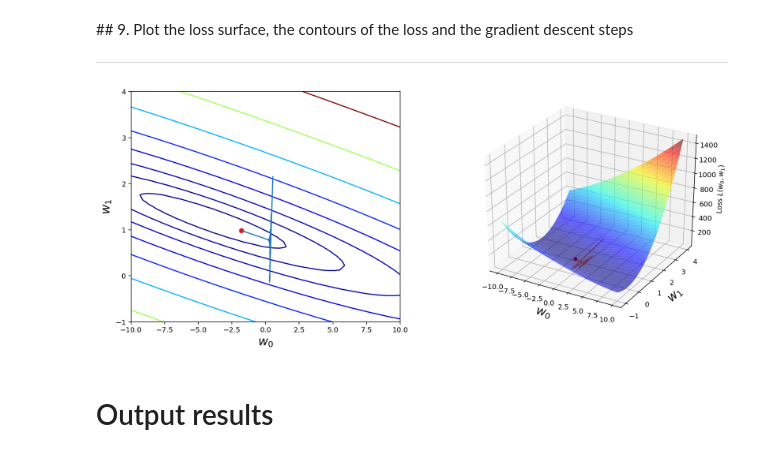
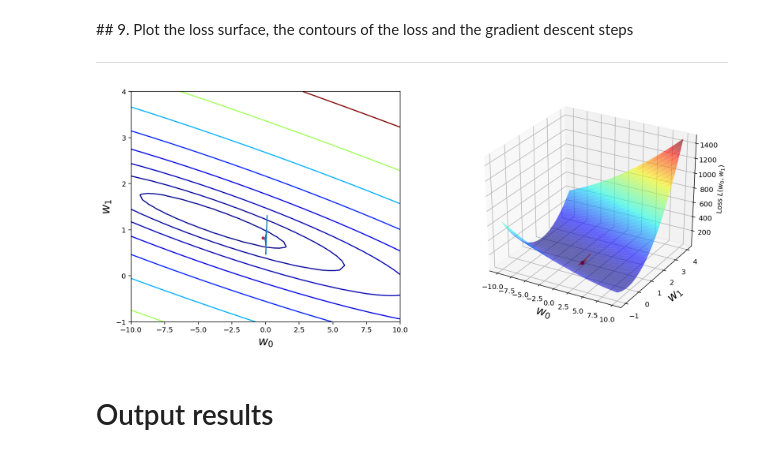
Before and after one commit to wkdthf21/Machine-Learning-Assignment, a Jupyter notebook: assignment_02_assignment_02_b.ipynb, the cells around one changed output. Saved outputs shown, nothing was run; the diff lists cells and outputs as text; code cells hidden in the pictures.

Commit message:
plot the loss surface

```diff
--- a/assignment_02_assignment_02_b.ipynb
+++ b/assignment_02_assignment_02_b.ipynb
@@ -405,15 +408,17 @@ def plot_gradient_descent(X,y,w_init,tau,max_iter):
     for ax in fig.axes:
         ax.set_xlabel(r'$w_0$', fontsize=17)
         ax.set_ylabel(r'$w_1$', fontsize=17)
-# %%
-# run plot_gradient_descent function
-w_init =
-tau =
-max_iter =
-
-plot_gradient_descent(X,y,w_init,tau,max_iter)
-# %% [output]
-[figure, removed]
+# %%
+# run plot_gradient_descent function
+w_init = np.array([[0], [0]])
+tau = 0.01
+max_iter = 20
+X = np.append(np.ones(x_train.size).reshape(-1, 1), np.array(x_train).reshape(-1, 1) , axis = 1)
+y = np.array(y_train).reshape(-1, 1)
+
+plot_gradient_descent(X,y,w_init,tau,max_iter)
+# %% [output]
+[figure, added]
 # %% [markdown]
 # Output results
 # %% [markdown]
```
Also changed, not shown: parts of 9 cells of this notebook.
